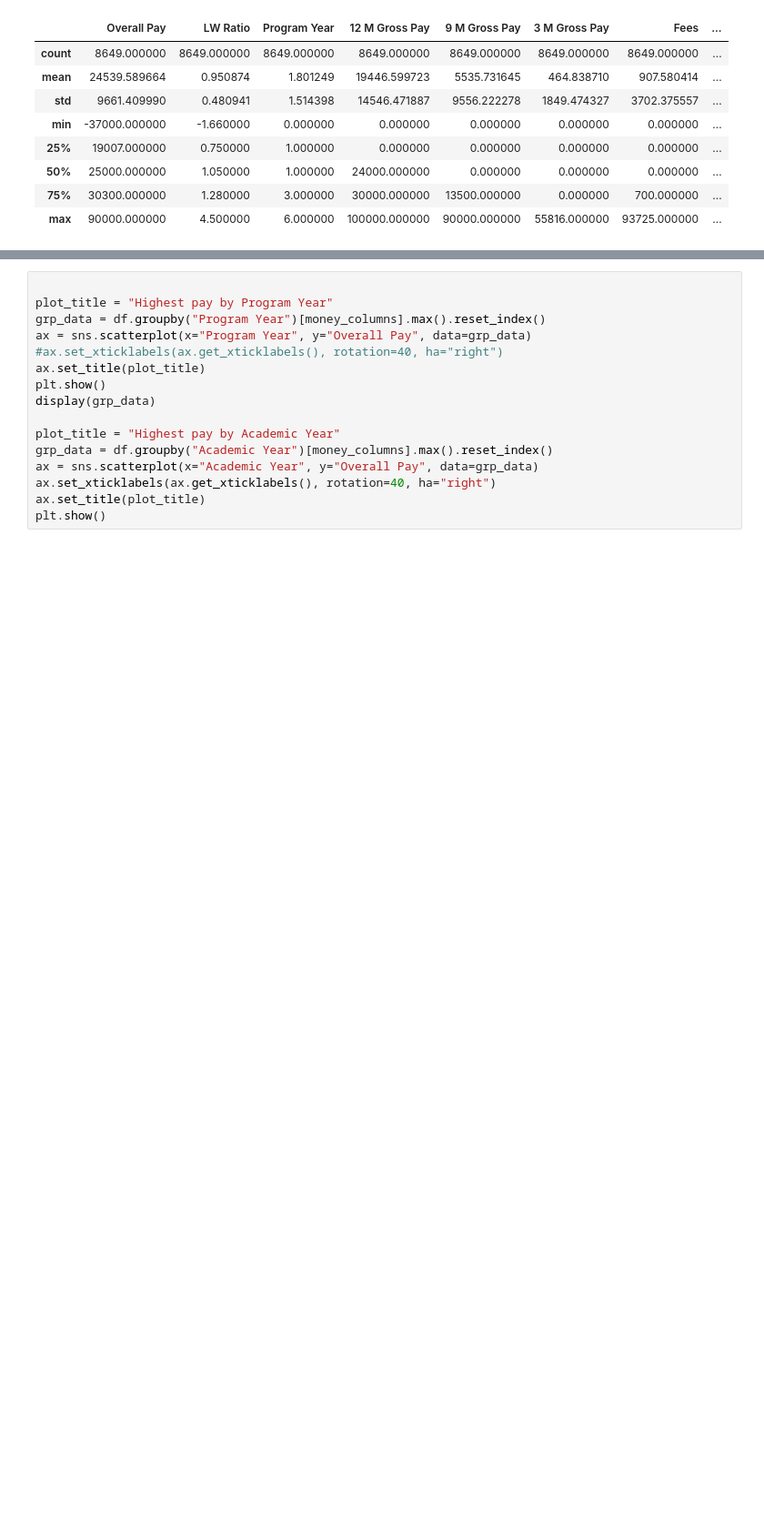
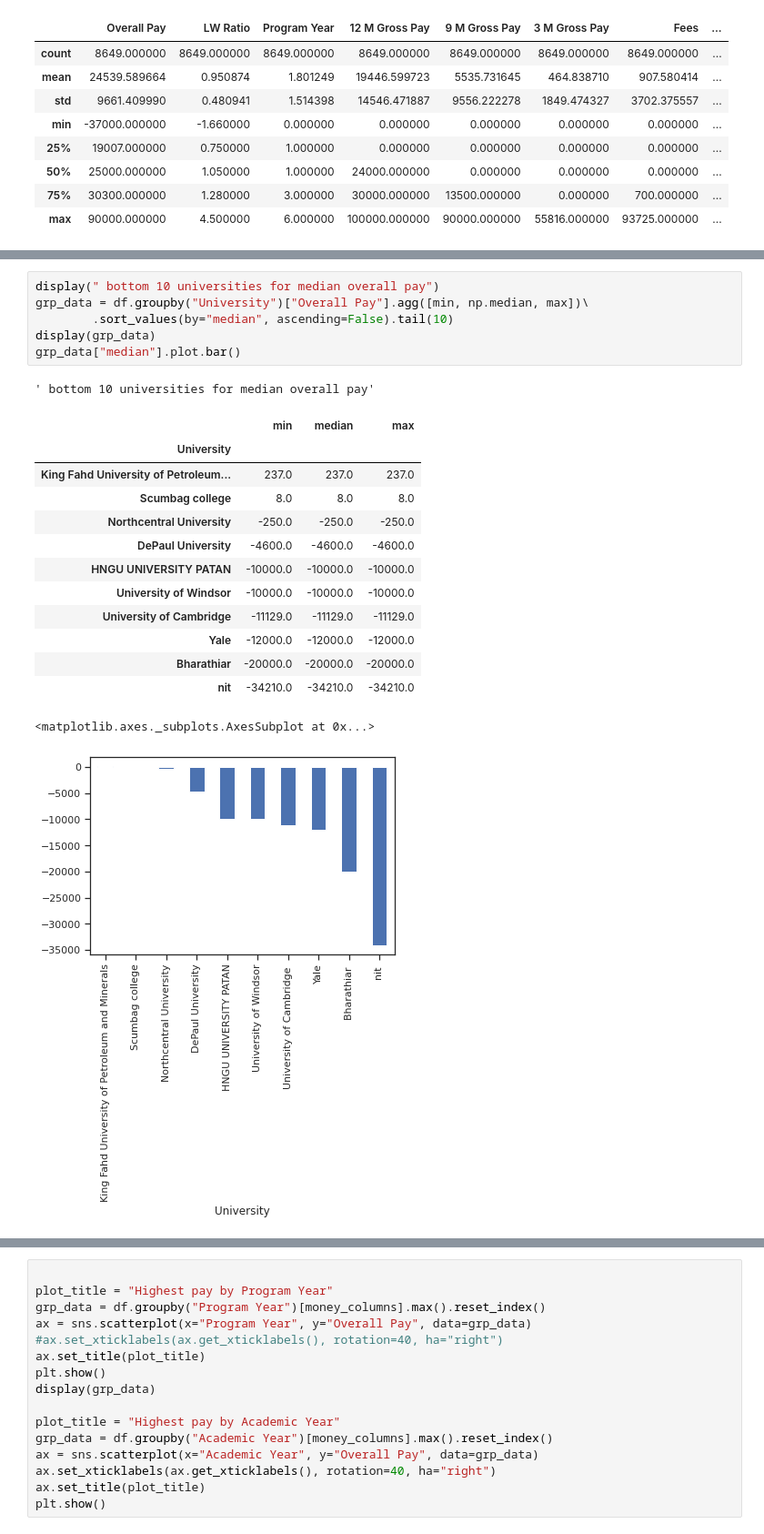
Before and after one commit to smayo2/Explore-PhD-Pay, a Jupyter notebook: phd_stipends.ipynb, the cells around one changed output, grey strips where cells are left out. Shown: that part at 91% size. Saved outputs shown, nothing was run; the diff lists cells and outputs as text; blank space fills up the shorter version.

```diff
--- a/phd_stipends.ipynb
+++ b/phd_stipends.ipynb
@@ -205,3 +211,25 @@ display(grp_data)
+# %%
+display(" bottom 10 universities for median overall pay")
+grp_data = df.groupby("University")["Overall Pay"].agg([min, np.median, max])\
+        .sort_values(by="median", ascending=False).tail(10)
+display(grp_data)
+grp_data["median"].plot.bar()
+# %% [output]
+' bottom 10 universities for median overall pay'
+|  | min | median | max |
+| University |  |  |  |
+| King Fahd University of Petroleum... | 237.0 | 237.0 | 237.0 |
+| Scumbag college | 8.0 | 8.0 | 8.0 |
+| Northcentral University | -250.0 | -250.0 | -250.0 |
+| DePaul University | -4600.0 | -4600.0 | -4600.0 |
+| HNGU UNIVERSITY PATAN | -10000.0 | -10000.0 | -10000.0 |
+| University of Windsor | -10000.0 | -10000.0 | -10000.0 |
+| University of Cambridge | -11129.0 | -11129.0 | -11129.0 |
+| Yale | -12000.0 | -12000.0 | -12000.0 |
+| Bharathiar | -20000.0 | -20000.0 | -20000.0 |
+| nit | -34210.0 | -34210.0 | -34210.0 |
+<matplotlib.axes._subplots.AxesSubplot at 0x...>
+[figure, added]
 # %%
 
 display("top 10 departments for median overall pay")
```
Also changed, not shown: parts of 5 cells of this notebook.
